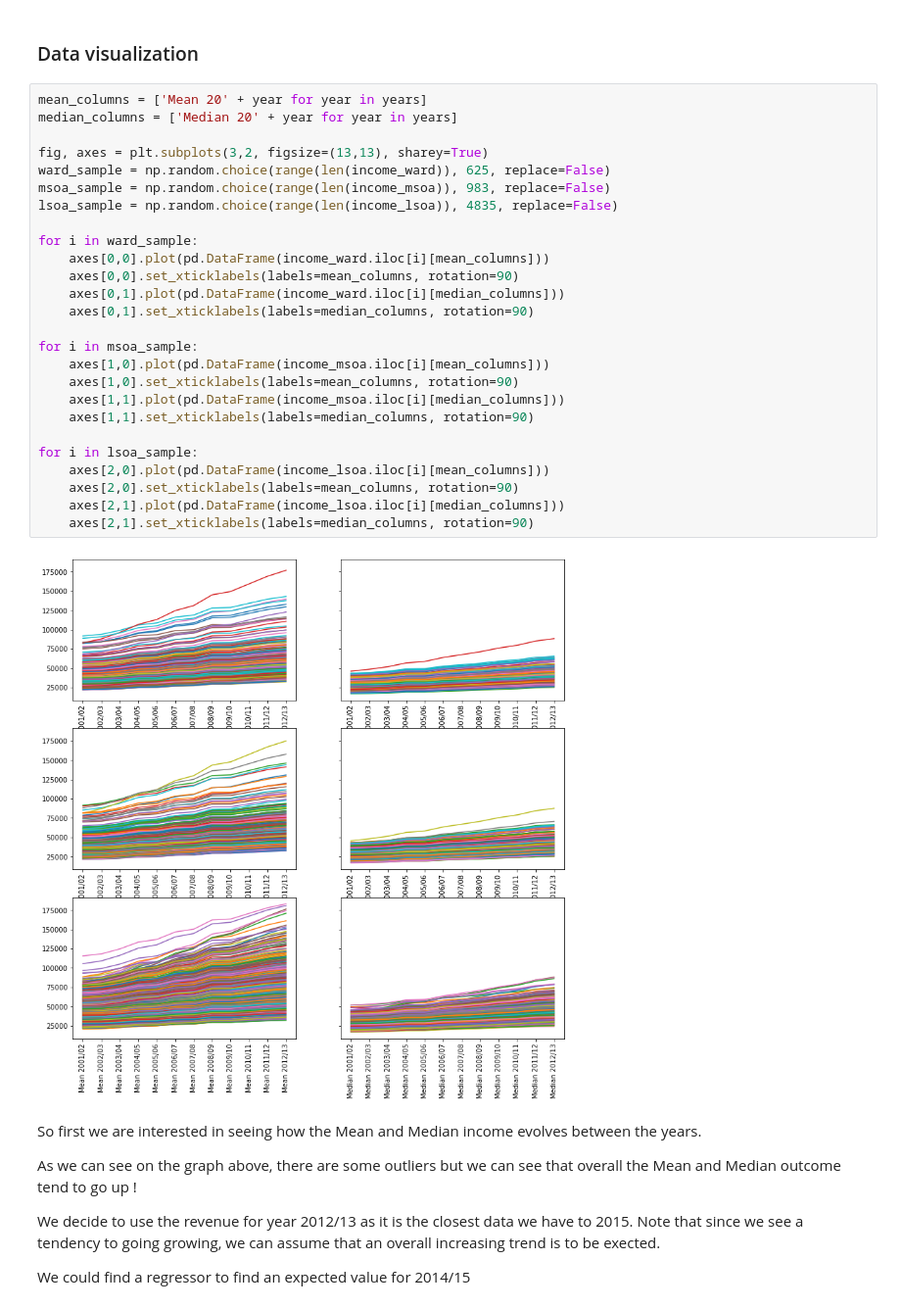
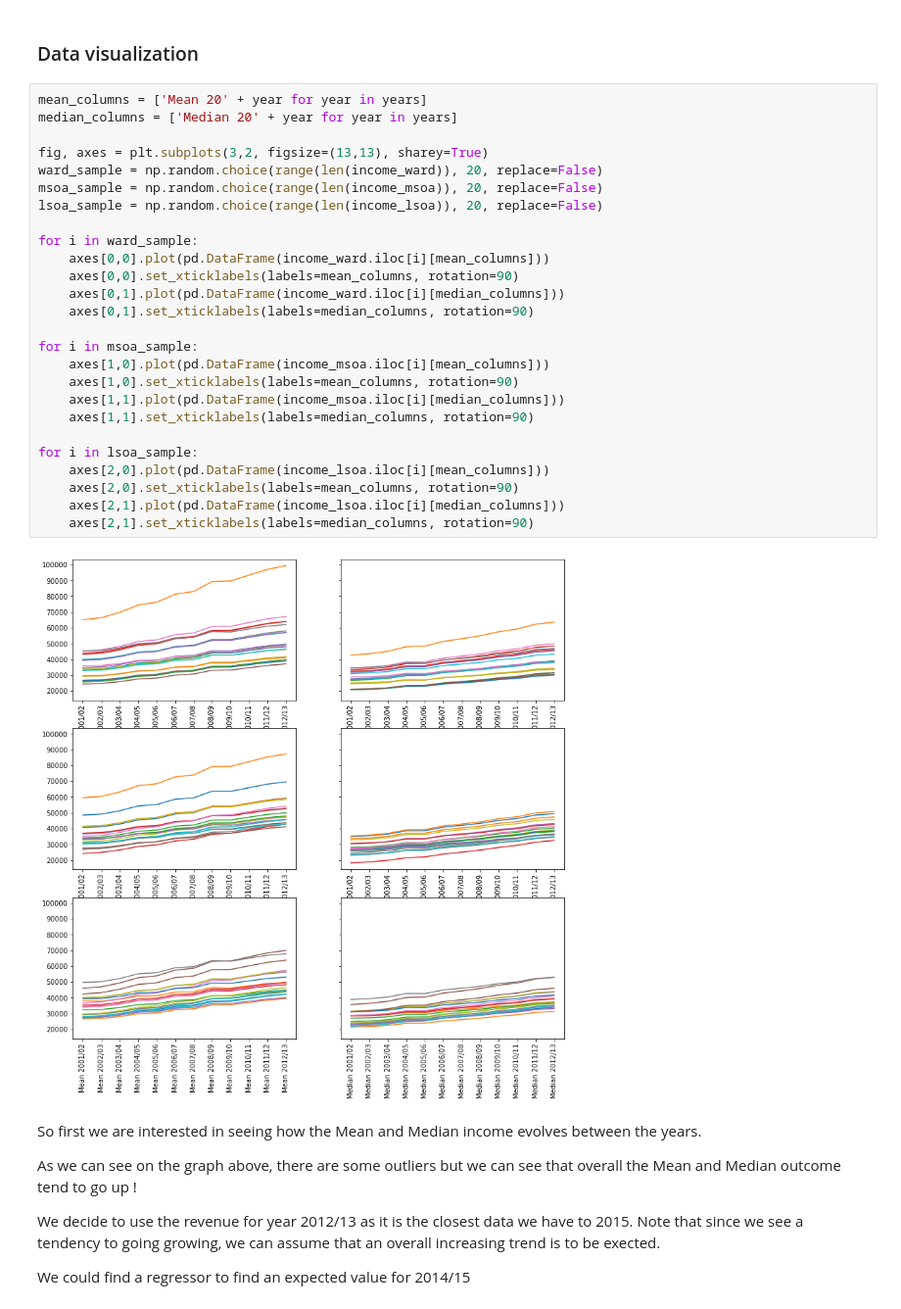
Before and after one commit to epfl-ada/ada-2020-project-milestone-p3-p3_p-ada-wan, a Jupyter notebook: Link_Groceries_Income.ipynb, the cells around one changed output. Shown: that part at 98% size. Cells and saved outputs as stored; diff of their text form.

```diff
--- a/Link_Groceries_Income.ipynb
+++ b/Link_Groceries_Income.ipynb
@@ -54,31 +64,31 @@ for year in years :
 # %%
 mean_columns = ['Mean 20' + year for year in years]
 median_columns = ['Median 20' + year for year in years]
 
 fig, axes = plt.subplots(3,2, figsize=(13,13), sharey=True)
-ward_sample = np.random.choice(range(len(income_ward)), 625, replace=False)
-msoa_sample = np.random.choice(range(len(income_msoa)), 983, replace=False)
-lsoa_sample = np.random.choice(range(len(income_lsoa)), 4835, replace=False)
+ward_sample = np.random.choice(range(len(income_ward)), 20, replace=False)
+msoa_sample = np.random.choice(range(len(income_msoa)), 20, replace=False)
+lsoa_sample = np.random.choice(range(len(income_lsoa)), 20, replace=False)
 
 for i in ward_sample:
     axes[0,0].plot(pd.DataFrame(income_ward.iloc[i][mean_columns]))
     axes[0,0].set_xticklabels(labels=mean_columns, rotation=90)
     axes[0,1].plot(pd.DataFrame(income_ward.iloc[i][median_columns]))
     axes[0,1].set_xticklabels(labels=median_columns, rotation=90)
 
 for i in msoa_sample:
     axes[1,0].plot(pd.DataFrame(income_msoa.iloc[i][mean_columns]))
     axes[1,0].set_xticklabels(labels=mean_columns, rotation=90)
     axes[1,1].plot(pd.DataFrame(income_msoa.iloc[i][median_columns]))
     axes[1,1].set_xticklabels(labels=median_columns, rotation=90)
 
 for i in lsoa_sample:
     axes[2,0].plot(pd.DataFrame(income_lsoa.iloc[i][mean_columns]))
     axes[2,0].set_xticklabels(labels=mean_columns, rotation=90)
     axes[2,1].plot(pd.DataFrame(income_lsoa.iloc[i][median_columns]))
     axes[2,1].set_xticklabels(labels=median_columns, rotation=90)
 # %% [output]
-[figure, old version]
+[figure, new version]
 # %% [markdown]
 So first we are interested in seeing how the Mean and Median income evolves between the years.
 
```
Also changed, not shown: parts of 27 cells of this notebook.
